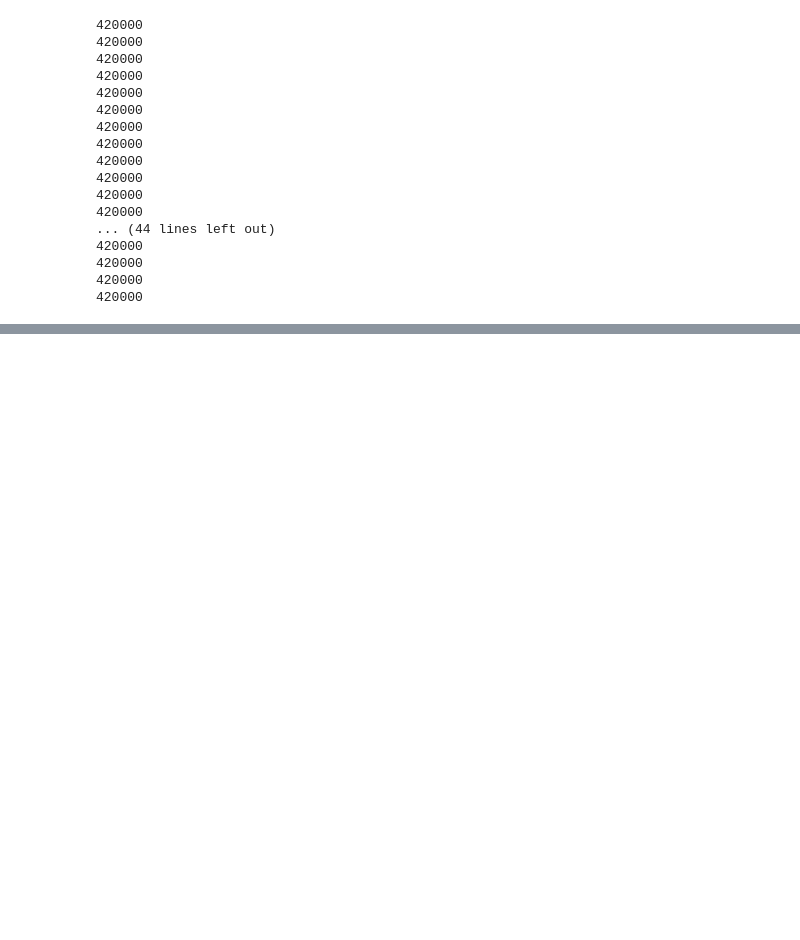
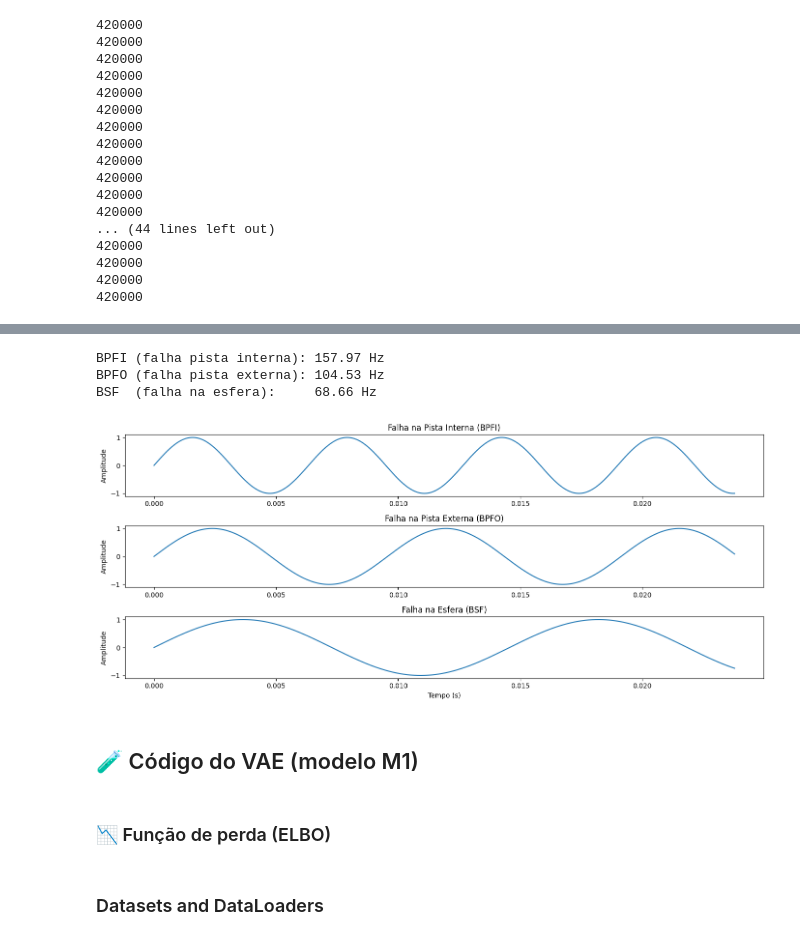
Before and after one commit to rochasantos/CWRU-AutoEncoder-Diagnosis, a Jupyter notebook: notebook.ipynb, the cells around one changed output, grey strips where cells are left out. Cells and saved outputs as stored; diff of their text form; code cells hidden in the pictures; blank space fills up the shorter version.

```diff
--- a/notebook.ipynb
+++ b/notebook.ipynb
@@ -106,0 +609,68 @@ for file in dataset.get_metainfo():
+# %%
+import numpy as np
+import matplotlib.pyplot as plt
+from scipy.io import loadmat
+
+signal_or = np.load("data/processed/cwru/007/I/109.npy")
+
+# 1. Especificações do rolamento 6205 e setup
+rpm = 1750
+fs = 42000  # taxa de amostragem em Hz
+t = np.arange(0, 1, 1/fs)  # 1 segundo de sinal
+
+# Parâmetros técnicos do rolamento
+d = 7.94      # mm, diâmetro da esfera
+D = 39        # mm, diâmetro do círculo primitivo
+n = 9         # número de esferas
+theta = 0     # ângulo de contato (rad)
+cos_theta = np.cos(theta)
+
+# 2. Frequência de rotação
+fr = rpm / 60  # Hz
+
+# 3. Frequências características
+bpfi = (n / 2) * fr * (1 + (d/D) * cos_theta)
+bpfo = (n / 2) * fr * (1 - (d/D) * cos_theta)
+bsf  = (D / (2*d)) * fr * (1 - ((d/D) * cos_theta)**2)
+
+print(f"BPFI (falha pista interna): {bpfi:.2f} Hz")
+print(f"BPFO (falha pista externa): {bpfo:.2f} Hz")
+print(f"BSF  (falha na esfera):     {bsf:.2f} Hz")
+
+# 4. Gerar sinais simulados (impactos periódicos + ruído branco)
+def simulate_fault(fault_freq, fs, t, amplitude=1.0):
+    signal = amplitude * np.sin(2 * np.pi * fault_freq * t)
+    noise = 0.1 * np.random.randn(len(t))  # ruído branco
+    return signal #+ noise
+
+signal_bpfi = simulate_fault(bpfi, fs, t)
+signal_bpfo = simulate_fault(bpfo, fs, t)
+signal_bsf  = simulate_fault(bsf,  fs, t)
+
+# 5. Visualização dos 3 sinais simulados
+plt.figure(figsize=(14, 6))
+plt.subplot(3, 1, 1)
+plt.plot(t[:1000], signal_bpfi[:1000])
+plt.title("Falha na Pista Interna (BPFI)")
+plt.ylabel("Amplitude")
+
+plt.subplot(3, 1, 2)
+plt.plot(t[:1000], signal_bpfo[:1000])
+plt.title("Falha na Pista Externa (BPFO)")
+plt.ylabel("Amplitude")
+
+plt.subplot(3, 1, 3)
+plt.plot(t[:1000], signal_bsf[:1000])
+plt.title("Falha na Esfera (BSF)")
+plt.xlabel("Tempo (s)")
+plt.ylabel("Amplitude")
+
+plt.tight_layout()
+plt.show()
+# %% [output]
+BPFI (falha pista interna): 157.97 Hz
+BPFO (falha pista externa): 104.53 Hz
+BSF  (falha na esfera):     68.66 Hz
+[figure, added]
+# %% [markdown]
+## 🧪 Código do VAE (modelo M1)
@@ -106,0 +725,2 @@ for file in dataset.get_metainfo():
+# %% [markdown]
+### 📉 Função de perda (ELBO)
@@ -106,0 +732,2 @@ for file in dataset.get_metainfo():
+# %% [markdown]
+### Datasets and DataLoaders
```
Also changed, not shown: parts of 53 cells of this notebook, 13 other files.
